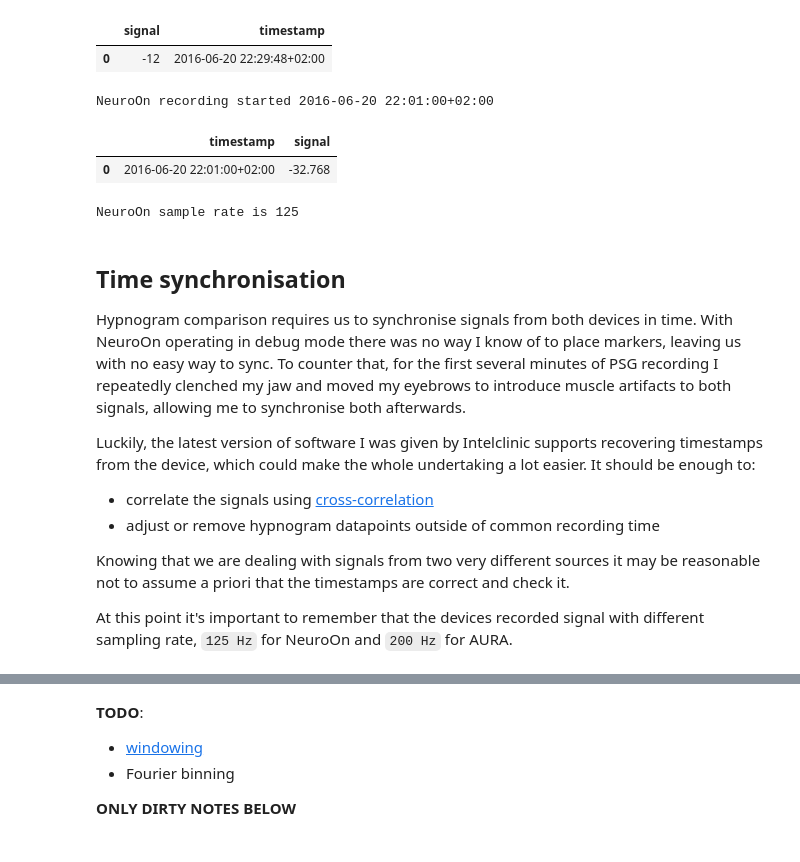
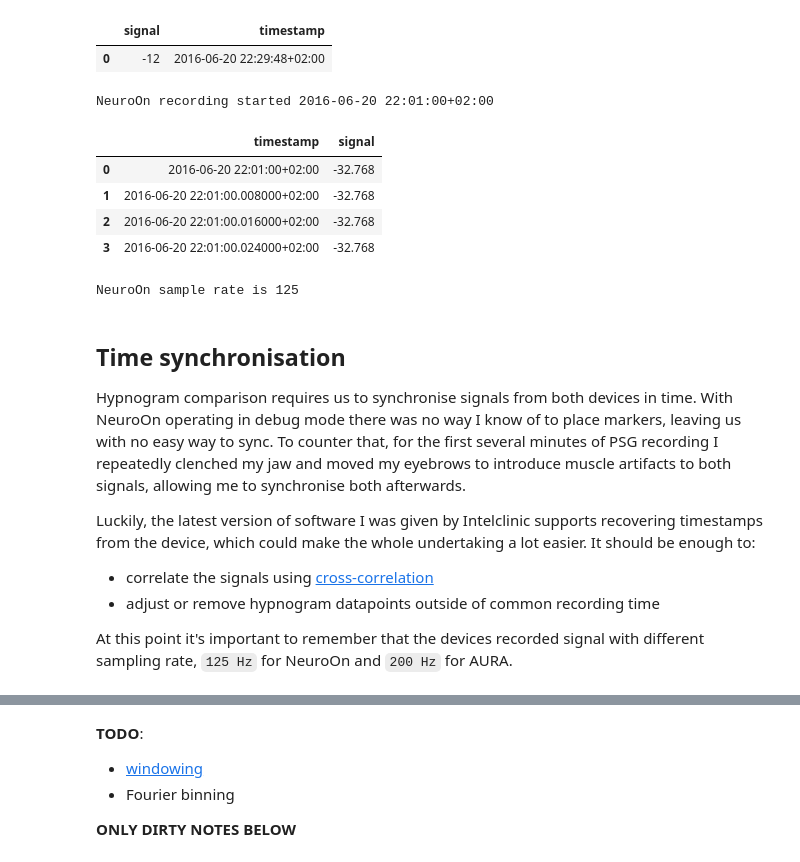
Before and after one commit to pawelngei/neuroon-notebook, a Jupyter notebook: NeuroOn.ipynb, the cells around one changed output, grey strips where cells are left out. Drawn from its saved outputs; the diff is of its cells as text; code cells hidden in the pictures.

```diff
--- a/NeuroOn.ipynb
+++ b/NeuroOn.ipynb
@@ -95,22 +95,25 @@ Using b'uV' units
 # %%
 # now open NeuroOn signal file
 neuroon_signal = pd.read_csv('night_01/neuroon_signal.csv')
 neuroon_signal['timestamp'] = neuroon_signal['timestamp'].astype(int)
 neuroon_signal['timestamp'] =\
     pd.DatetimeIndex(pd.to_datetime(neuroon_signal['timestamp'], unit='ms', utc=True))\
     .tz_localize('UTC')\
     .tz_convert('Europe/Warsaw')
 
 neuroon_start = neuroon_signal['timestamp'][0]
 print('NeuroOn recording started', neuroon_start)
 
 # now in nanoVolts, scale to microVolts
 neuroon_signal['signal'] = neuroon_signal['signal'] / 1000.
-neuroon_signal[:1]
+neuroon_signal[:4]
 # %% [output]
 NeuroOn recording started 2016-06-20 22:01:00+02:00
 |  | timestamp | signal |
 | 0 | 2016-06-20 22:01:00+02:00 | -32.768 |
+| 1 | 2016-06-20 22:01:00.008000+02:00 | -32.768 |
+| 2 | 2016-06-20 22:01:00.016000+02:00 | -32.768 |
+| 3 | 2016-06-20 22:01:00.024000+02:00 | -32.768 |
 # %%
 # NeuroOn sampling rate was specified to be 125 Hz, but let's check
 
@@ -138,7 +141,5 @@ Luckily, the latest version of software I was given by Intelclinic supports reco
  - correlate the signals using [cross-correlation](https://en.wikipedia.org/wiki/Cross-correlation)
  - adjust or remove hypnogram datapoints outside of common recording time
 
-Knowing that we are dealing with signals from two very different sources it may be reasonable not to assume a priori that the timestamps are correct and check it.
-
 At this point it's important to remember that the devices recorded signal with different sampling rate, `125 Hz` for NeuroOn and `200 Hz` for AURA.
 # %%
```
Also changed, not shown: parts of 41 cells of this notebook, 1 other file.
